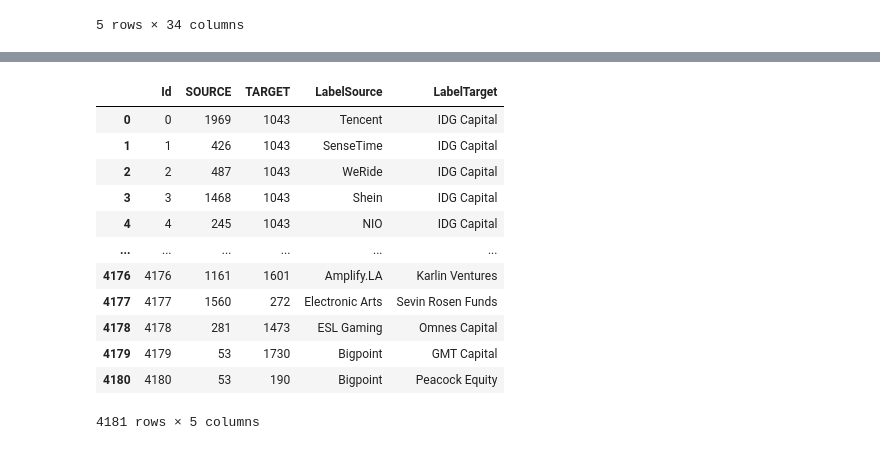
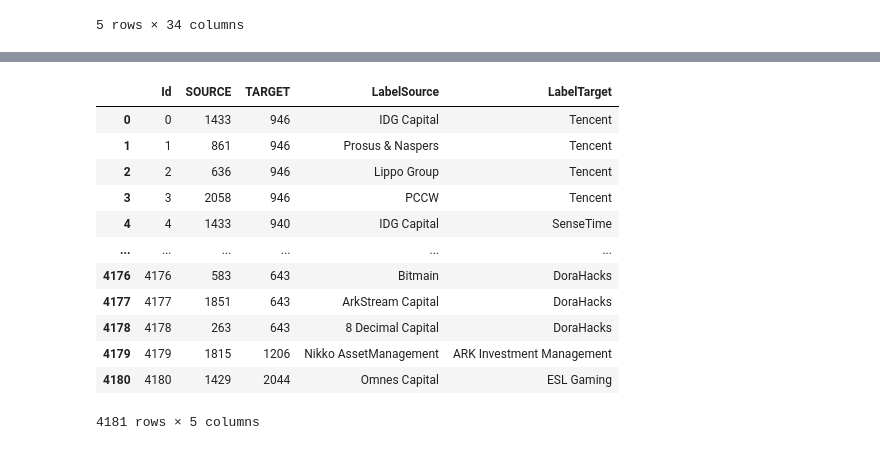
Before and after one commit to dfgomezc/analytics_en_redes_sociales, a Jupyter notebook: crear_arcos_nodos/preparar_informacion.ipynb, the cells around one changed output, grey strips where cells are left out. Saved outputs shown, nothing was run; the diff lists cells and outputs as text; code cells hidden in the pictures.

```diff
--- a/crear_arcos_nodos/preparar_informacion.ipynb
+++ b/crear_arcos_nodos/preparar_informacion.ipynb
@@ -16,7 +16,8 @@ import numpy as np
 bd_inversionistas = bd_inversionistas[~bd_inversionistas["Principales inversionistas"].isna()]
 nodos = bd_inversionistas["Organization Name"][~bd_inversionistas["Principales inversionistas"].isna()].unique()
 relaciones = {}
-df_inversionistas = {SOURCE: TARGET.split(",") if str(TARGET) != 'nan' else np.nan for SOURCE, TARGET in zip (bd_inversionistas["Organization Name"], bd_inversionistas["Principales inversionistas"]) }
+df_inversionistas = {TARGET: SOURCE.split(",") if str(TARGET) != 'nan' else np.nan for TARGET, SOURCE in zip (
+                    bd_inversionistas["Organization Name"], bd_inversionistas["Principales inversionistas"]) }
 df_inversionistas
 
 lista_tuplas = []
@@ -28,10 +29,12 @@ for empresa in df_inversionistas:
             lista_tuplas.append((empresa,target.strip()))
 # %%
 bd_inversionistas_total = pd.read_excel('Base-inicial.xlsx')
-arcos = pd.DataFrame(lista_tuplas, columns=['SOURCE','TARGET'])
+arcos = pd.DataFrame(lista_tuplas, columns=['TARGET','SOURCE'])
 total_nodos = set(list(arcos.SOURCE.unique())+list(arcos.TARGET.unique()))
-nodos_final = pd.DataFrame(total_nodos).rename(columns={0:"Organization Name"}).merge(bd_inversionistas_total, how="inner", # Eliminar los nodos que no tienen metadatos
-                                                                                      on="Organization Name").reset_index().rename(columns={'index':"Id","Organization Name":"Label"})
+nodos_final = pd.DataFrame(total_nodos).rename(
+                columns={0:"Organization Name"}).merge(
+                    bd_inversionistas_total, how="inner",
+                    on="Organization Name").reset_index().rename(columns={'index':"Id","Organization Name":"Label"})
 nodos_final
 # %% [output]
 |  | Id | Label | Headquarters Location | Operating Status | Company Type | Number of Investments | ... |
@@ -50,24 +53,26 @@ nodos_final
 # %%
 # mediante merge se asegura que estamos fusionando solamente los nodos que tienen información, dado que el método es inner
 arcos_final = arcos.rename(columns={"SOURCE":"LabelSource","TARGET":"LabelTarget"}).merge(
-                nodos_final[["Id","Label"]].rename(columns={"Id":"SOURCE"}), left_on="LabelSource",right_on="Label").merge(
-                    nodos_final[["Id","Label"]].rename(columns={"Id":"TARGET"}), left_on="LabelTarget",right_on="Label").reset_index()
+                nodos_final[["Id","Label"]].rename(columns={"Id":"SOURCE"}),
+                left_on="LabelSource",right_on="Label").merge(
+                    nodos_final[["Id","Label"]].rename(columns={"Id":"TARGET"}),
+                    left_on="LabelTarget",right_on="Label").reset_index()
 
 arcos_final = arcos_final.rename(columns={"index":"Id"})[["Id","SOURCE","TARGET","LabelSource","LabelTarget"]]
 arcos_final
 # %% [output]
 |  | Id | SOURCE | TARGET | LabelSource | LabelTarget |
-| 0 | 0 | 1969 | 1043 | Tencent | IDG Capital |
-| 1 | 1 | 426 | 1043 | SenseTime | IDG Capital |
-| 2 | 2 | 487 | 1043 | WeRide | IDG Capital |
-| 3 | 3 | 1468 | 1043 | Shein | IDG Capital |
-| 4 | 4 | 245 | 1043 | NIO | IDG Capital |
+| 0 | 0 | 1433 | 946 | IDG Capital | Tencent |
+| 1 | 1 | 861 | 946 | Prosus & Naspers | Tencent |
+| 2 | 2 | 636 | 946 | Lippo Group | Tencent |
+| 3 | 3 | 2058 | 946 | PCCW | Tencent |
+| 4 | 4 | 1433 | 940 | IDG Capital | SenseTime |
 | ... | ... | ... | ... | ... | ... |
-| 4176 | 4176 | 1161 | 1601 | Amplify.LA | Karlin Ventures |
-| 4177 | 4177 | 1560 | 272 | Electronic Arts | Sevin Rosen Funds |
-| 4178 | 4178 | 281 | 1473 | ESL Gaming | Omnes Capital |
-| 4179 | 4179 | 53 | 1730 | Bigpoint | GMT Capital |
-| 4180 | 4180 | 53 | 190 | Bigpoint | Peacock Equity |
+| 4176 | 4176 | 583 | 643 | Bitmain | DoraHacks |
+| 4177 | 4177 | 1851 | 643 | ArkStream Capital | DoraHacks |
+| 4178 | 4178 | 263 | 643 | 8 Decimal Capital | DoraHacks |
+| 4179 | 4179 | 1815 | 1206 | Nikko AssetManagement | ARK Investment Management |
+| 4180 | 4180 | 1429 | 2044 | Omnes Capital | ESL Gaming |
 4181 rows × 5 columns
 # %%
 # Exportar la información de arcos y nodos
```
Also changed, not shown: parts of 1 cell of this notebook, 10 other files.
